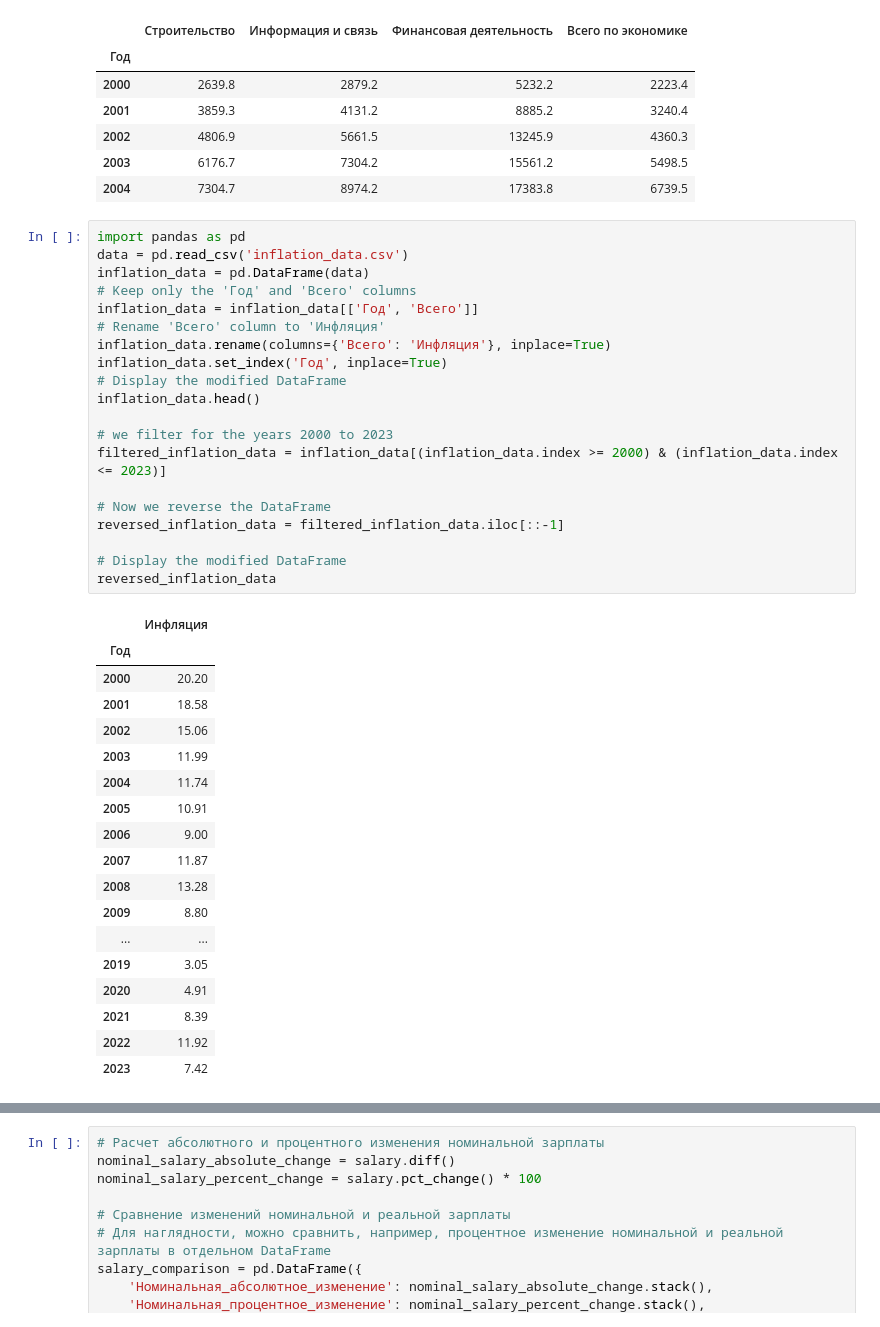
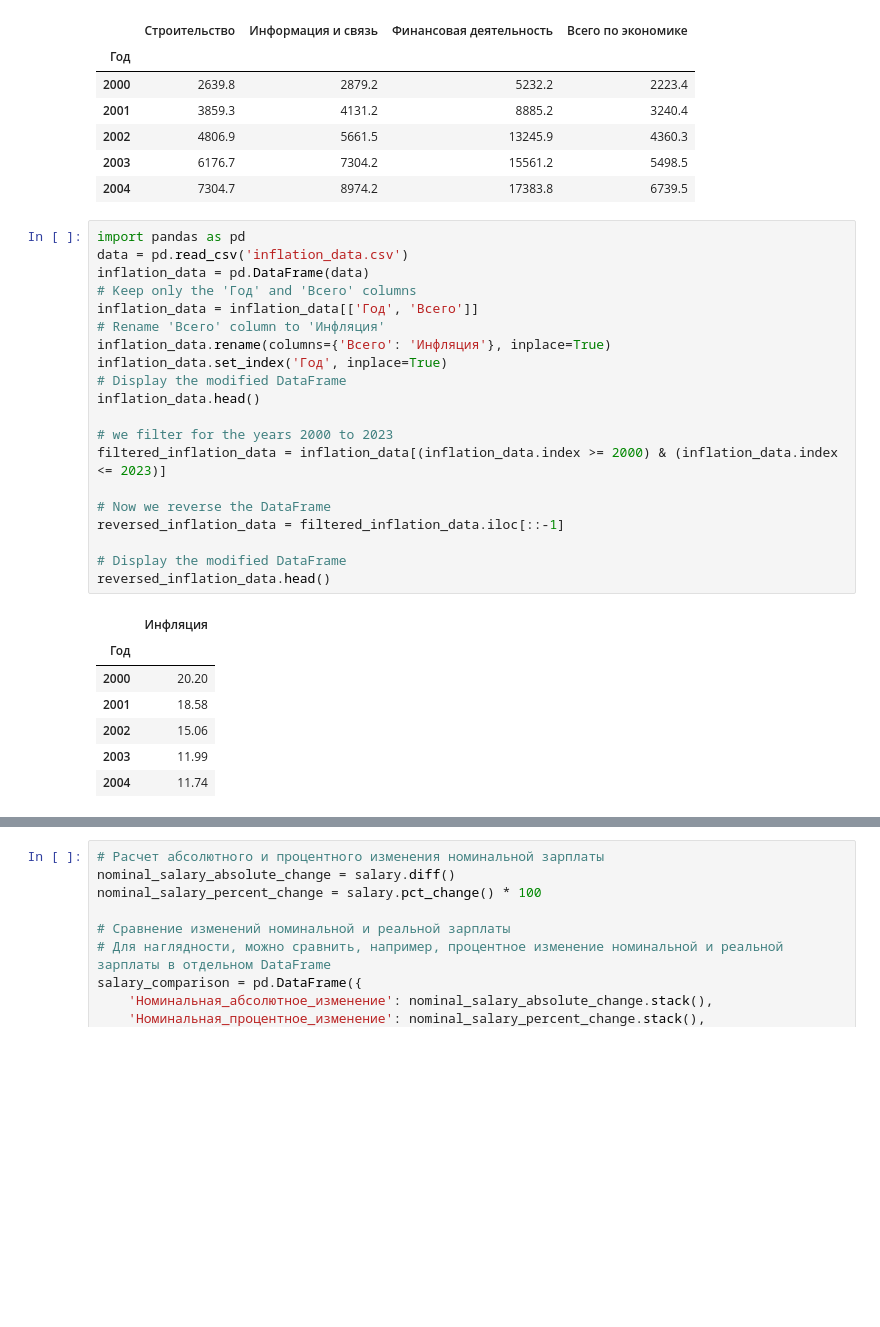
Before and after one commit to DS2fin/Wage-analysis-in-Russia, a Jupyter notebook: RuSalaries.ipynb, the cells around one changed output, grey strips where cells are left out. Cells and saved outputs as stored; diff of their text form; blank space fills up the shorter version.

```diff
--- a/RuSalaries.ipynb
+++ b/RuSalaries.ipynb
@@ -116,42 +116,31 @@ salary.head()
 # %%
 import pandas as pd
 data = pd.read_csv('inflation_data.csv')
 inflation_data = pd.DataFrame(data)
 # Keep only the 'Год' and 'Всего' columns
 inflation_data = inflation_data[['Год', 'Всего']]
 # Rename 'Всего' column to 'Инфляция'
 inflation_data.rename(columns={'Всего': 'Инфляция'}, inplace=True)
 inflation_data.set_index('Год', inplace=True)
 # Display the modified DataFrame
 inflation_data.head()
 
 # we filter for the years 2000 to 2023
 filtered_inflation_data = inflation_data[(inflation_data.index >= 2000) & (inflation_data.index <= 2023)]
 
 # Now we reverse the DataFrame
 reversed_inflation_data = filtered_inflation_data.iloc[::-1]
 
 # Display the modified DataFrame
-reversed_inflation_data
+reversed_inflation_data.head()
 # %% [output]
 |  | Инфляция |
 | Год |  |
 | 2000 | 20.20 |
 | 2001 | 18.58 |
 | 2002 | 15.06 |
 | 2003 | 11.99 |
 | 2004 | 11.74 |
-| 2005 | 10.91 |
-| 2006 | 9.00 |
-| 2007 | 11.87 |
-| 2008 | 13.28 |
-| 2009 | 8.80 |
-| ... | ... |
-| 2019 | 3.05 |
-| 2020 | 4.91 |
-| 2021 | 8.39 |
-| 2022 | 11.92 |
-| 2023 | 7.42 |
 # %%
 # Функция расчета реальной зарплаты
 def calculate_real_salary(nominal_salary, inflation_rate):
```
Also changed, not shown: parts of 4 cells of this notebook.
